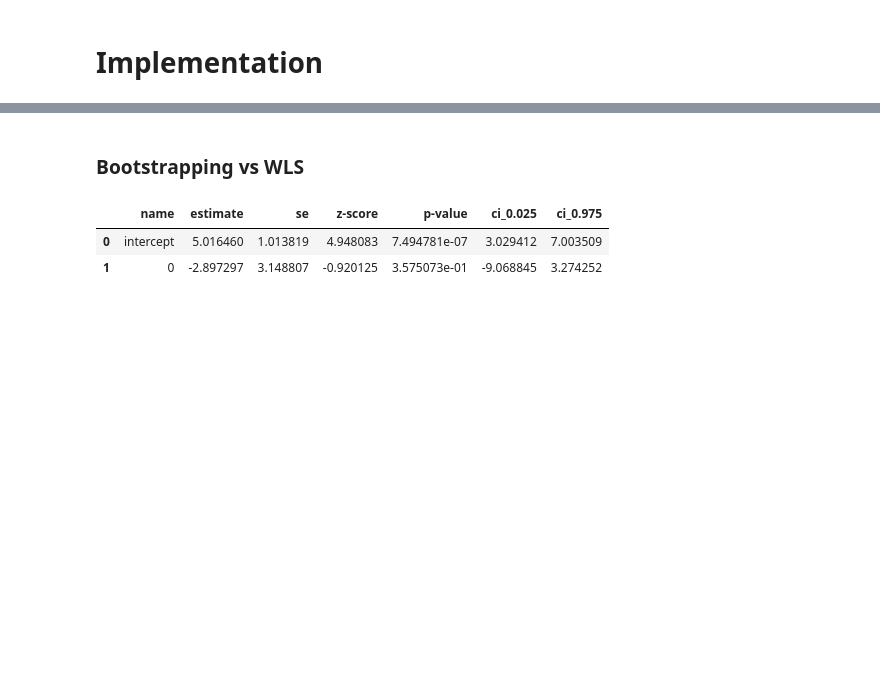
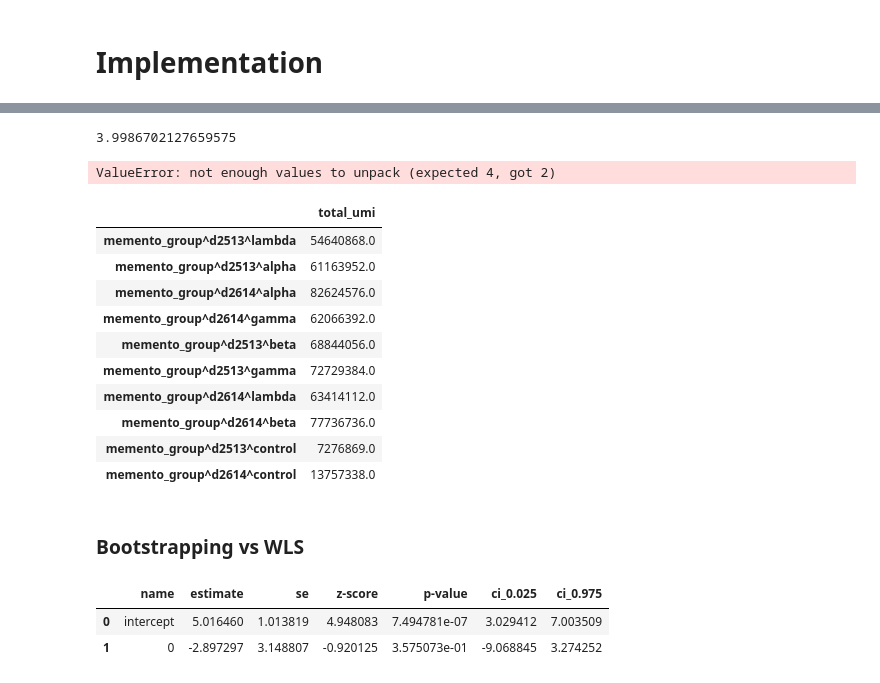
Before and after one commit to mincheoly/memento, a Jupyter notebook: examples/implementation.ipynb, the cells around one changed output, grey strips where cells are left out. Drawn from its saved outputs; the diff is of its cells as text; code cells hidden in the pictures; blank space fills up the shorter version.

```diff
--- a/examples/implementation.ipynb
+++ b/examples/implementation.ipynb
@@ -42,0 +97,4 @@ logging.captureWarnings(True)
+# %%
+# Define expressed genes
+adata.var['expr_genes'] = (adata.X.mean(axis=0).A1 > 0.02)
+adata = adata[:, adata.var['expr_genes']]
@@ -43,3 +130,25 @@ logging.captureWarnings(True)
+# %%
+np.mean([len(x) for x in hi]
+# %% [output]
+3.9986702127659575
+# %%
+a, b, c, d = zip(*hi)
+# %% [output]
+ValueError: not enough values to unpack (expected 4, got 2)
+# %%
+model.estimates['total_umi']
+# %% [output]
+|  | total_umi |
+| memento_group^d2513^lambda | 54640868.0 |
+| memento_group^d2513^alpha | 61163952.0 |
+| memento_group^d2614^alpha | 82624576.0 |
+| memento_group^d2614^gamma | 62066392.0 |
+| memento_group^d2513^beta | 68844056.0 |
+| memento_group^d2513^gamma | 72729384.0 |
+| memento_group^d2614^lambda | 63414112.0 |
+| memento_group^d2614^beta | 77736736.0 |
+| memento_group^d2513^control | 7276869.0 |
+| memento_group^d2614^control | 13757338.0 |
 # %% [markdown]
 ### Bootstrapping vs WLS
 # %%
```
Also changed, not shown: parts of 22 cells of this notebook, 3 other files.
